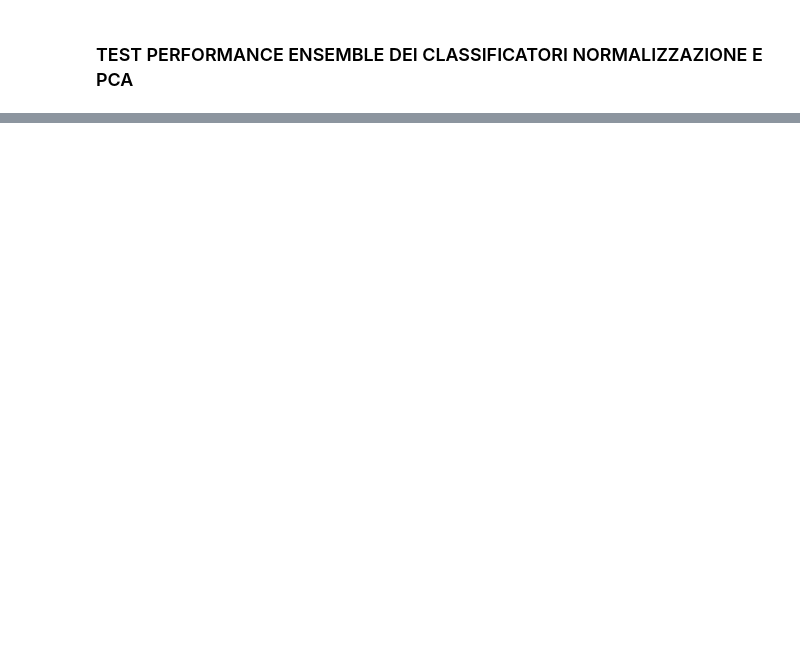
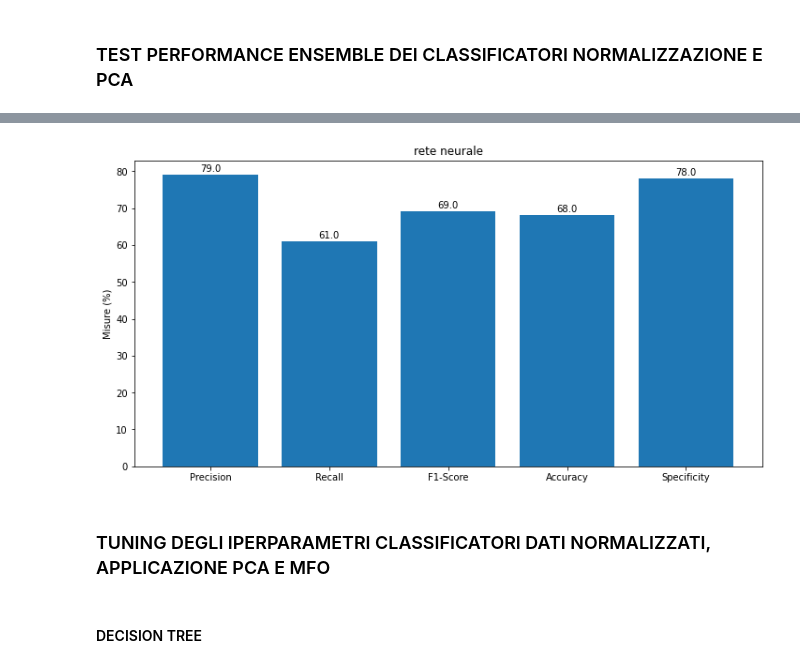
Before and after one commit to mariocuomo/MachineLearningProjects, a Jupyter notebook: Diabetic-Retinopathy-Debrecen/PCA and MFO.ipynb, the cells around one changed output, grey strips where cells are left out. Drawn from its saved outputs; the diff is of its cells as text; code cells hidden in the pictures; blank space fills up the shorter version.

Commit message:
Update tuning degli iperparametri

```diff
--- a/Diabetic-Retinopathy-Debrecen/PCA and MFO.ipynb
+++ b/Diabetic-Retinopathy-Debrecen/PCA and MFO.ipynb
@@ -473,0 +491,5 @@ plt.show()
+# %%
+from sklearn.preprocessing import LabelEncoder
+lb = LabelEncoder()
+y_train_encoded = lb.fit_transform(y_train)
+y_test_encoded = lb.fit_transform(y_test)
@@ -473,0 +536,2 @@ plt.show()
+# %%
+y_pred = model.predict(test_x_scaled_PCA)
@@ -473,0 +540,36 @@ plt.show()
+# %%
+y_pred =  list(map(lambda x: str(round(x[0])), y_pred))
+# %%
+tp, fp, fn, tn = recuperaPerformance(_y_test, y_pred)
+
+score = []
+
+precision = tp/(fp+tp)
+recall = tp/(fn+tp)
+f1 = (2*precision*recall)/(precision+recall)
+accuracy = (tp+tn)/(tn+fp+fn+tp)
+specifity = tn/(fp+tn)
+
+score.append(round(precision,2)*100)
+score.append(round(recall,2)*100)
+score.append(round(f1,2)*100)
+score.append(round(accuracy,2)*100)
+score.append(round(specifity,2)*100)
+
+
+labels = ['Precision', 'Recall', 'F1-Score', 'Accuracy', 'Specificity']
+plt.bar(labels, score)
+for i in range(len(labels)):
+    plt.text(i, score[i]+1, score[i], ha = 'center')
+
+plt.title("rete neurale")
+
+plt.ylabel('Misure ' + '('+'%'+')')
+
+plt.show()
+# %% [output]
+[figure, added]
+# %% [markdown]
+### TUNING DEGLI IPERPARAMETRI CLASSIFICATORI DATI NORMALIZZATI, APPLICAZIONE PCA E MFO
+# %% [markdown]
+#### DECISION TREE
```
Also changed, not shown: parts of 20 cells of this notebook.
